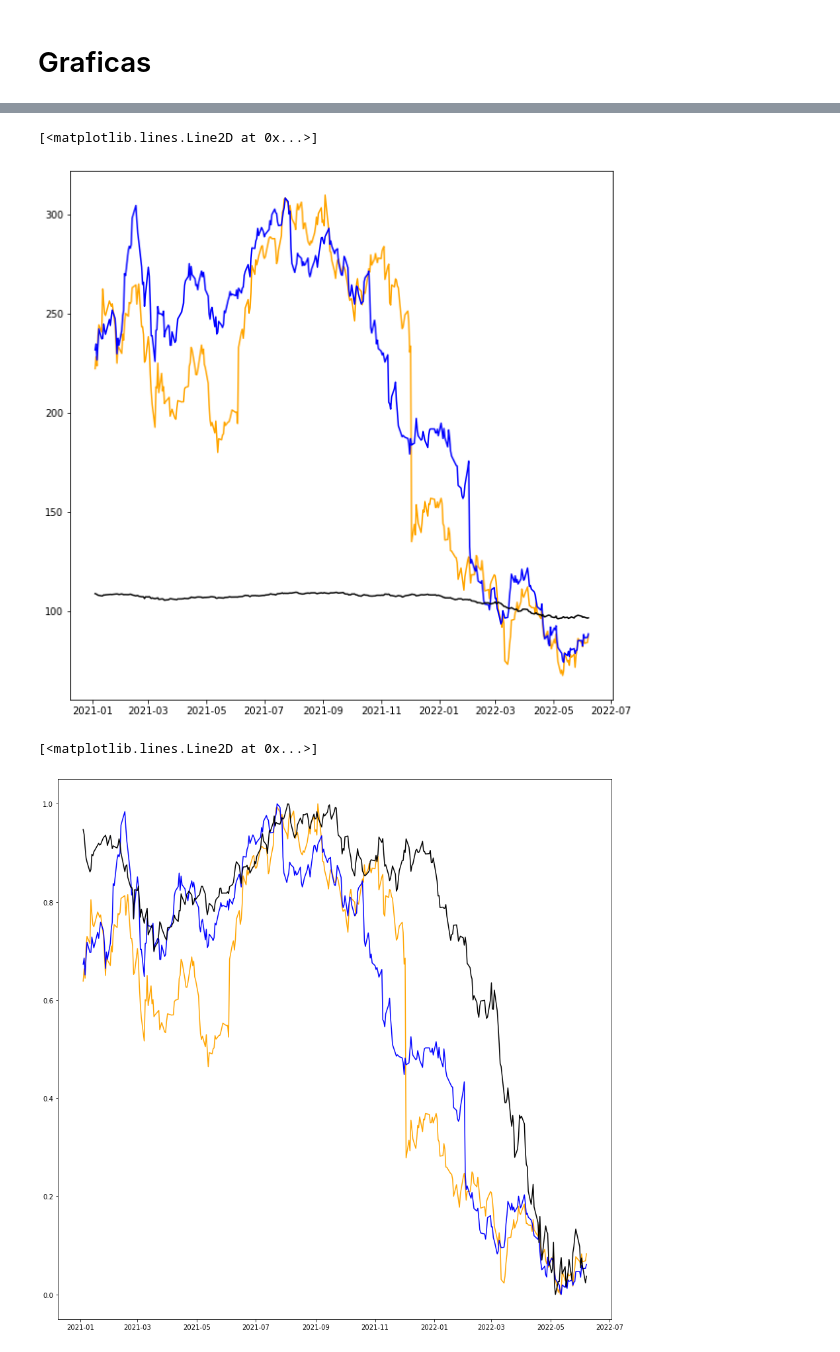
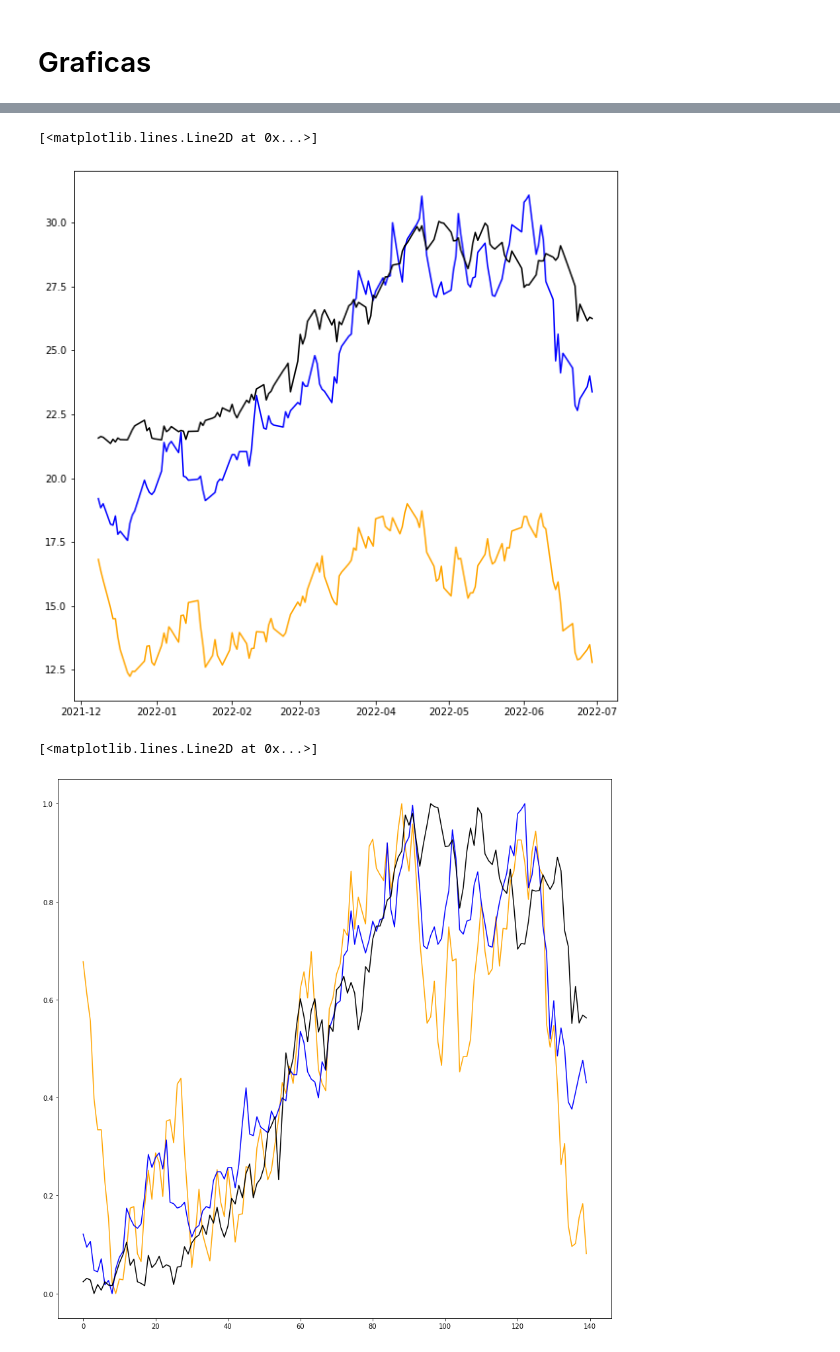
Before and after one commit to FabianEH/ETF-Filter-, a Jupyter notebook: ETF_Filter.ipynb, the cells around one changed output, grey strips where cells are left out. Saved outputs shown, nothing was run; the diff lists cells and outputs as text; code cells hidden in the pictures.

Commit message:
Add files via upload
Actualizo el filtro con notebook más limpio y el filtro que incluye los diccionarios

```diff
--- a/ETF_Filter.ipynb
+++ b/ETF_Filter.ipynb
@@ -138,14 +13,7 @@ from Filter import ETF_Filter,  PairsFilter
 etfs = list(pd.read_csv('ETFs_lIST.csv', index_col = [0]).columns)
 # %%
-start = datetime.date.today()-datetime.timedelta(days=90)
-end = datetime.date.today()-datetime.timedelta(days=45)
 
-tickers = ['ATVI', 'ADBE', 'AMD', 'ALGN', 'GOOG', 'GOOGL', 'AMZN', 'AMGN', 'ADI', 'AAPL', 'AMAT', 'ASML', 'ADSK',
-    'ADP','BIDU', 'BIIB', 'BMRN', 'BKNG', 'AVGO', 'CDNS', 'CDW', 'CERN', 'CHTR', 'CHKP', 'CTAS', 'CSCO',
-    'CTXS', 'CTSH', 'CMCSA', 'CPRT', 'COST', 'CSX', 'DXCM' ,'DOCU' ,'DLTR' ,'EBAY', 'EA' ,'EXC','EXPE','FB',
-    'FAST', 'FISV', 'FOX', 'FOXA', 'GILD', 'IDXX', 'ILMN', 'INCY', 'INTC', 'INTU', 'ISRG',
-    'JD', 'KLAC', 'LRCX', 'LBTYA', 'LULU', 'MAR', 'MELI', 'MCHP', 'MU', 'MSFT','MRNA', 'MDLZ', 'MNST', 'NTES',
-    'NFLX' ,'NVDA', 'NXPI', 'ORLY', 'PCAR', 'PAYX', 'PYPL', 'PEP', 'PDD', 'QCOM', 'REGN', 'ROST',
-    'SGEN', 'SIRI', 'SWKS', 'SPLK', 'SBUX', 'SNPS', 'TMUS', 'TTWO','TSLA', 'TXN', 'KHC', 'TCOM',
-    'ULTA', 'VRSN', 'VRSK', 'VRTX', 'WBA', 'WDC', 'WDAY', 'XEL', 'ZM']
+# Definimos las fechas de busqueda
+start = datetime.date(2021,1,1)
+end = datetime.date(2022,6,30)
 # %%
@@ -168,0 +56,6 @@ print(len(Filtro_pares.pairs))
+# %%
+# Creo la lista de tickers necesarios
+tickers = ['CRGY', 'STR']
+# %%
+# Busco los tickers con sus pares de etfs
+Filtro_ETF = EtfFilter(etfs, tickers, start, end)
@@ -245,20 +118,25 @@ import matplotlib.pyplot as plt
 # %%
-A = "TMUS"
-B = "PYPL"
-C = "BOND"
+# Comparamos el par de tickers con su etf
+A = "CRGY"
+B = "STR"
+C = "CORN"
+
+
 
 plt.figure(figsize=(10,10))
-plt.plot(df[A], c= 'orange')
-plt.plot(df[B], c='blue')
-plt.plot(df[C], c='black')
+plt.plot(Filtro_ETF.df[A], c= 'orange')
+plt.plot(Filtro_ETF.df[B], c='blue')
+plt.plot(Filtro_ETF.df[C], c='black')
 # %% [output]
 [<matplotlib.lines.Line2D at 0x...>]
-[figure, old version]
+[figure, new version]
 # %%
+scaler = MinMaxScaler()
+
 plt.figure(figsize=(15,15))
-plt.plot((df[A]-np.min(modelo.df[A]))/(np.max(df[A]) - np.min(df[A])), c='orange')
-plt.plot((df[B]-np.min(modelo.df[B]))/(np.max(df[B]) - np.min(df[B])), c="blue")
-plt.plot((df[C]-np.min(modelo.df[C]))/(np.max(df[C]) - np.min(df[C])), c="black")
+plt.plot(scaler.fit_transform(Filtro_ETF.df[[A]]), c='orange')
+plt.plot(scaler.fit_transform(Filtro_ETF.df[[B]]), c="blue")
+plt.plot(scaler.fit_transform(Filtro_ETF.df[[C]]), c="black")
 # %% [output]
 [<matplotlib.lines.Line2D at 0x...>]
-[figure, old version]
+[figure, new version]
```
Also changed, not shown: parts of 24 cells of this notebook, 1 other file.
